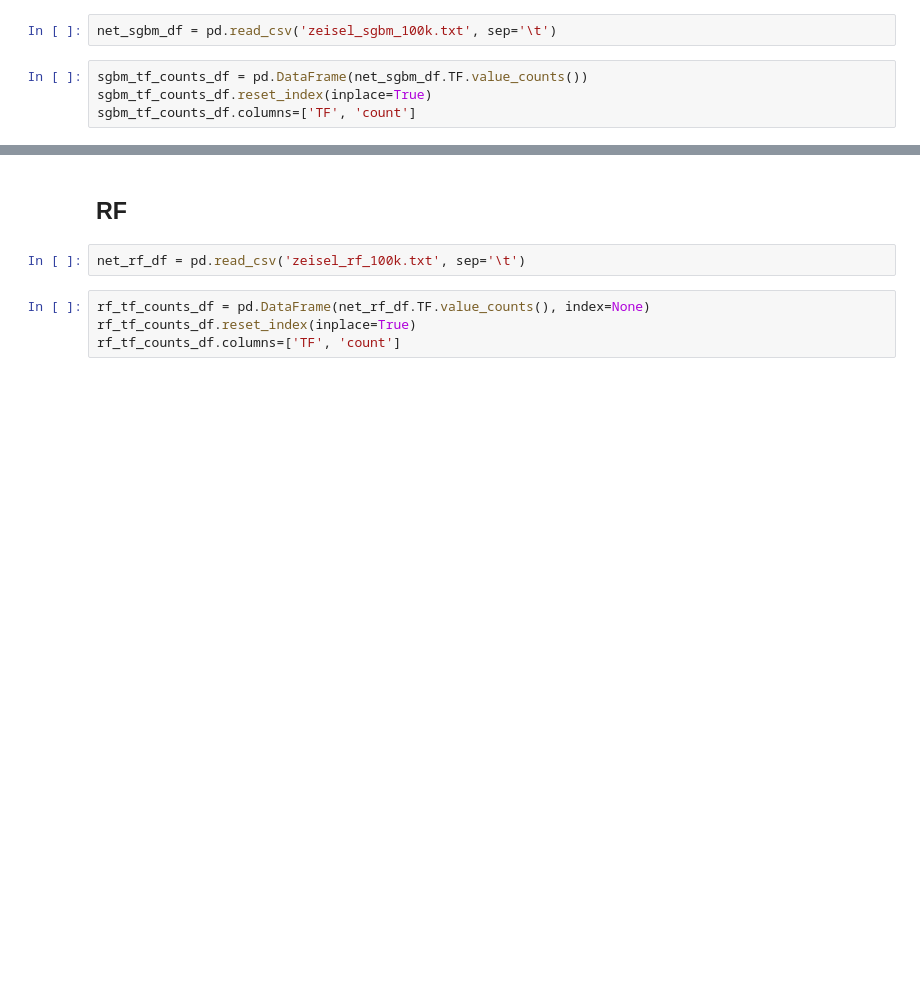
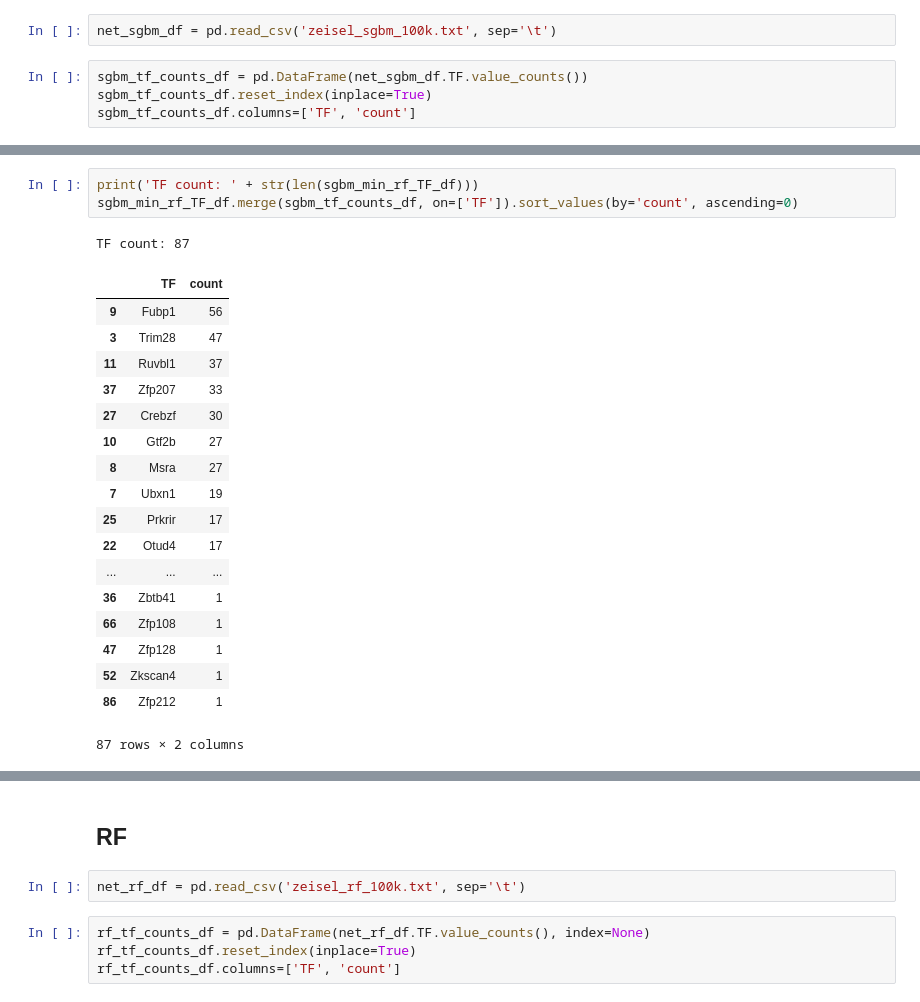
Before and after one commit to aertslab/arboreto, a Jupyter notebook: notebooks/zeisel/Zeisel_GOrilla_Analysis.ipynb, the cells around one changed output, grey strips where cells are left out. Drawn from its saved outputs; the diff is of its cells as text; blank space fills up the shorter version.

```diff
--- a/notebooks/zeisel/Zeisel_GOrilla_Analysis.ipynb
+++ b/notebooks/zeisel/Zeisel_GOrilla_Analysis.ipynb
@@ -244,0 +288,23 @@ plt.show()
+# %%
+print('TF count: ' + str(len(sgbm_min_rf_TF_df)))
+sgbm_min_rf_TF_df.merge(sgbm_tf_counts_df, on=['TF']).sort_values(by='count', ascending=0)
+# %% [output]
+TF count: 87
+|  | TF | count |
+| 9 | Fubp1 | 56 |
+| 3 | Trim28 | 47 |
+| 11 | Ruvbl1 | 37 |
+| 37 | Zfp207 | 33 |
+| 27 | Crebzf | 30 |
+| 10 | Gtf2b | 27 |
+| 8 | Msra | 27 |
+| 7 | Ubxn1 | 19 |
+| 25 | Prkrir | 17 |
+| 22 | Otud4 | 17 |
+| ... | ... | ... |
+| 36 | Zbtb41 | 1 |
+| 66 | Zfp108 | 1 |
+| 47 | Zfp128 | 1 |
+| 52 | Zkscan4 | 1 |
+| 86 | Zfp212 | 1 |
+87 rows × 2 columns
```
Also changed, not shown: parts of 21 cells of this notebook, 8 other files.
